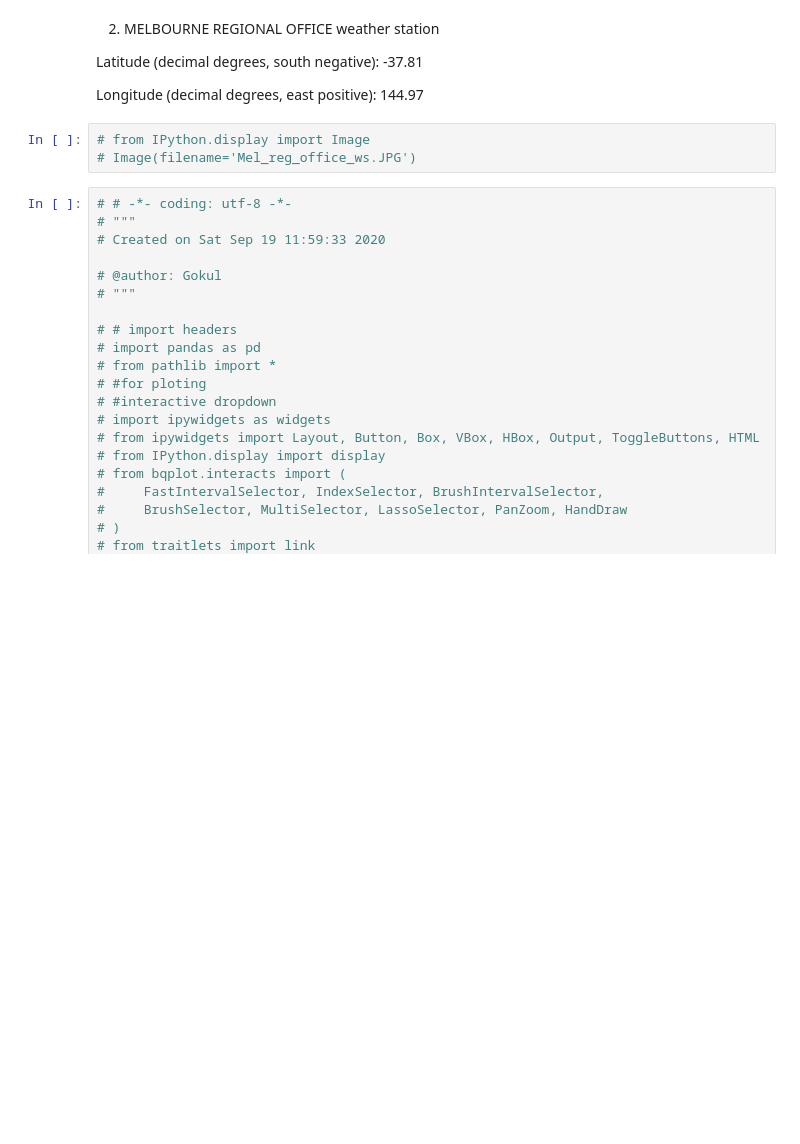
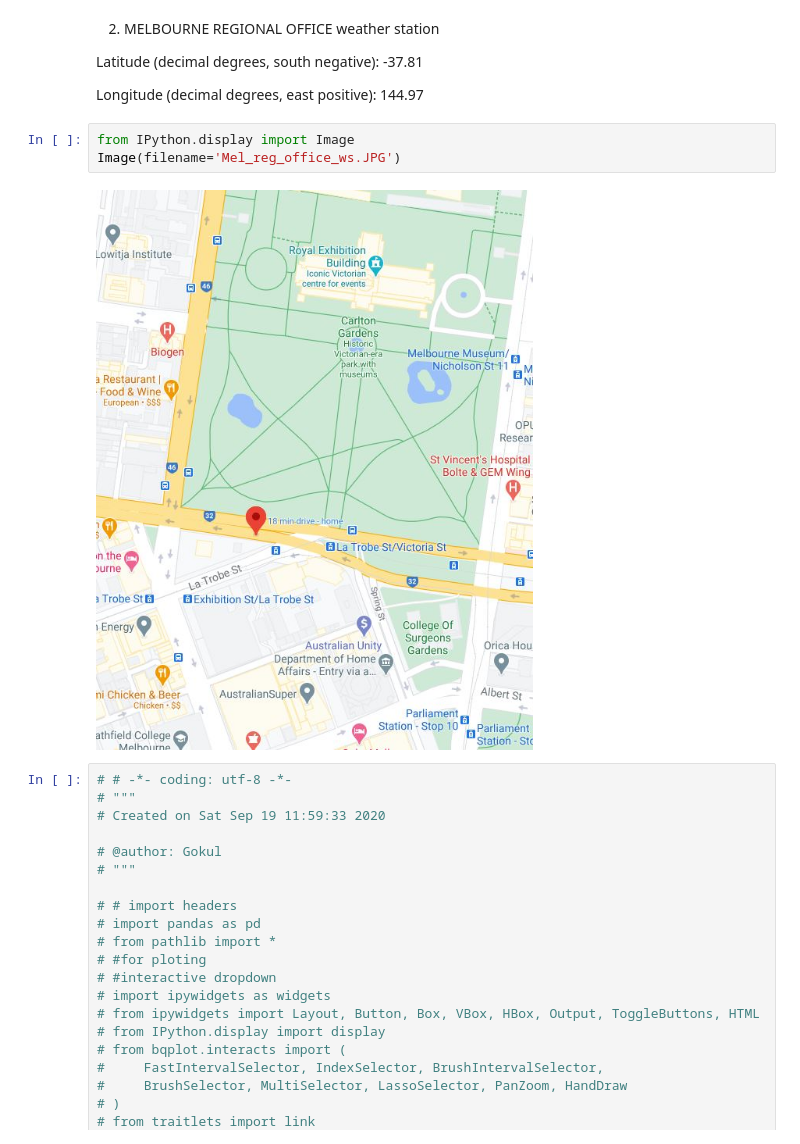
Before and after one commit to gthiruna116/voila-heroku, a Jupyter notebook: notebooks/TSA.ipynb, the cells around one changed output. Cells and saved outputs as stored; diff of their text form; blank space fills up the shorter version.

```diff
--- a/notebooks/TSA.ipynb
+++ b/notebooks/TSA.ipynb
@@ -24,8 +26,10 @@ Latitude (decimal degrees, south negative): -37.81
 
 Longitude (decimal degrees, east positive): 144.97
 # %%
-# from IPython.display import Image
-# Image(filename='Mel_reg_office_ws.JPG')
+from IPython.display import Image
+Image(filename='Mel_reg_office_ws.JPG')
+# %% [output]
+[figure, added]
 # %%
 # # -*- coding: utf-8 -*-
 # """
```
Also changed, not shown: parts of 1 cell of this notebook, 2 other files.
